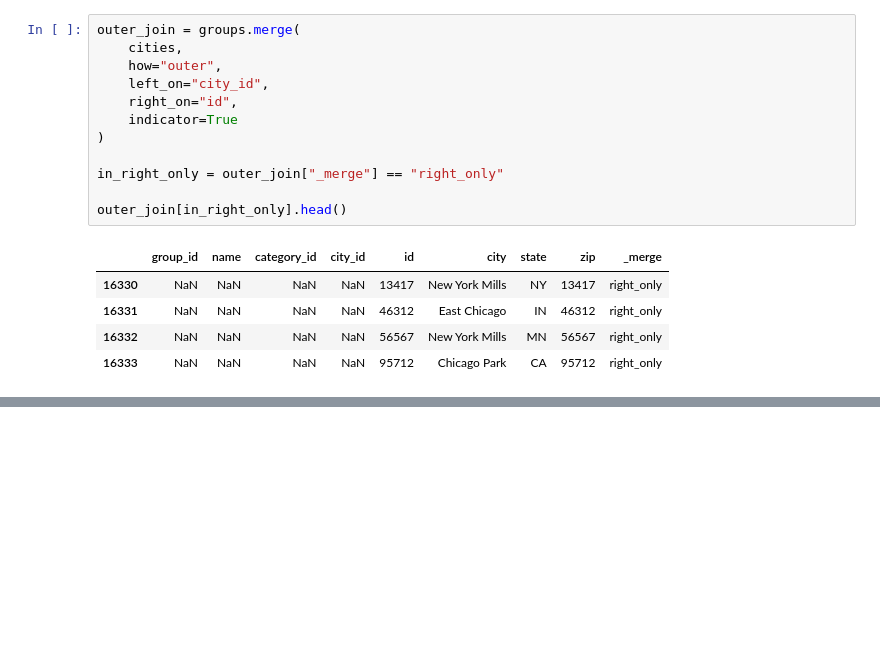
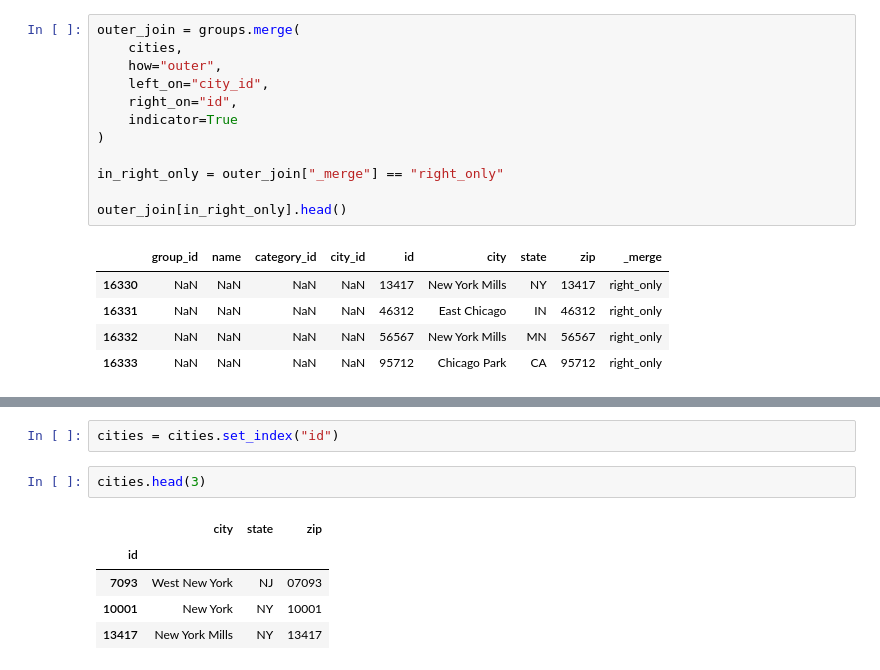
Before and after one commit to ljyGmail/pandas_in_action, a Jupyter notebook: ch10_merging_joining_and_concatenating.ipynb, the cells around one changed output, grey strips where cells are left out. Cells and saved outputs as stored; diff of their text form; blank space fills up the shorter version.

```diff
--- a/ch10_merging_joining_and_concatenating.ipynb
+++ b/ch10_merging_joining_and_concatenating.ipynb
@@ -352,0 +362,10 @@ outer_join[in_right_only].head()
+# %%
+cities = cities.set_index("id")
+# %%
+cities.head(3)
+# %% [output]
+|  | city | state | zip |
+| id |  |  |  |
+| 7093 | West New York | NJ | 07093 |
+| 10001 | New York | NY | 10001 |
+| 13417 | New York Mills | NY | 13417 |
```
Also changed, not shown: parts of 4 cells of this notebook.
